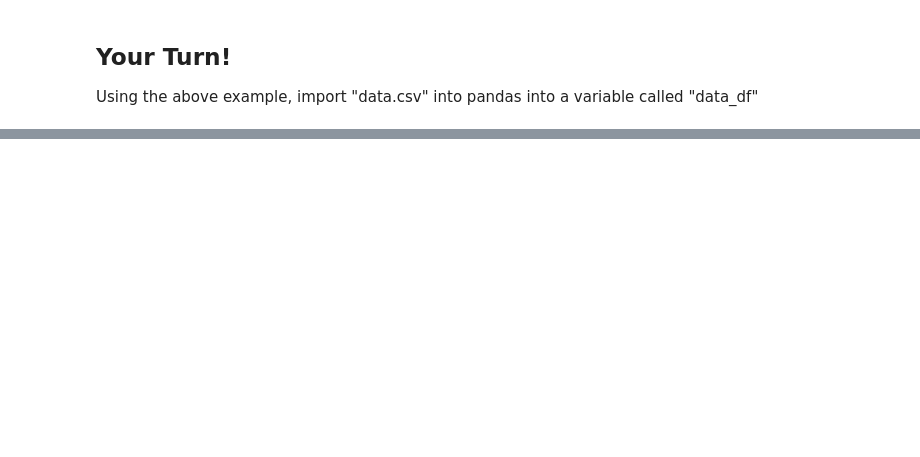
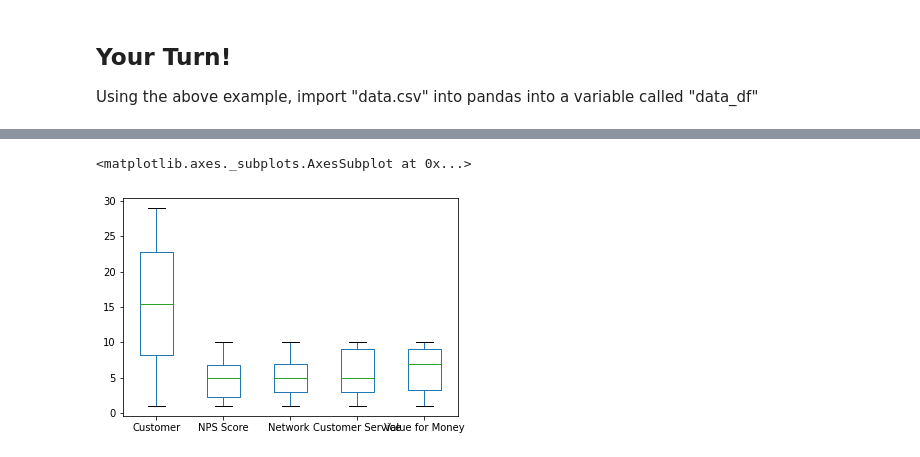
Before and after one commit to VCCBeginnerCoding/katacoda-scenarios, a Jupyter notebook: PythonWeek4/Index.ipynb, the cells around one changed output, grey strips where cells are left out. Cells and saved outputs as stored; diff of their text form; code cells hidden in the pictures; blank space fills up the shorter version.

```diff
--- a/PythonWeek4/Index.ipynb
+++ b/PythonWeek4/Index.ipynb
@@ -48,0 +73,6 @@ What do each of the functions do? How would one use these functions?
+# %%
+# An example box plot
+example_csv_df.plot(kind='box')
+# %% [output]
+<matplotlib.axes._subplots.AxesSubplot at 0x...>
+[figure, added]
```
Also changed, not shown: parts of 47 cells of this notebook, 4 other files.
